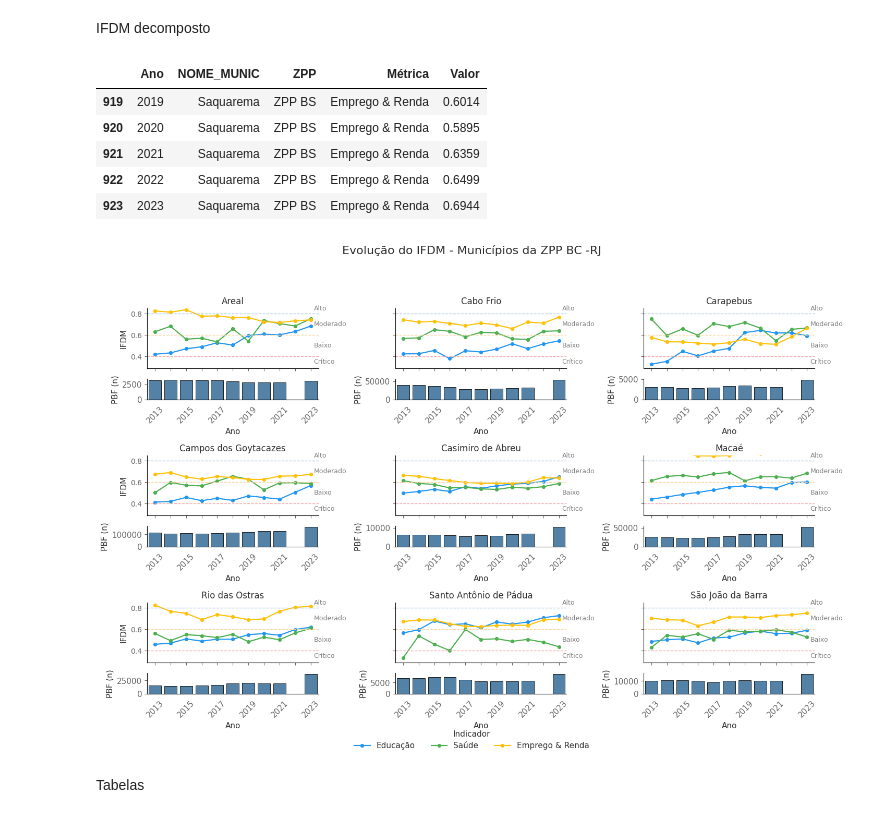
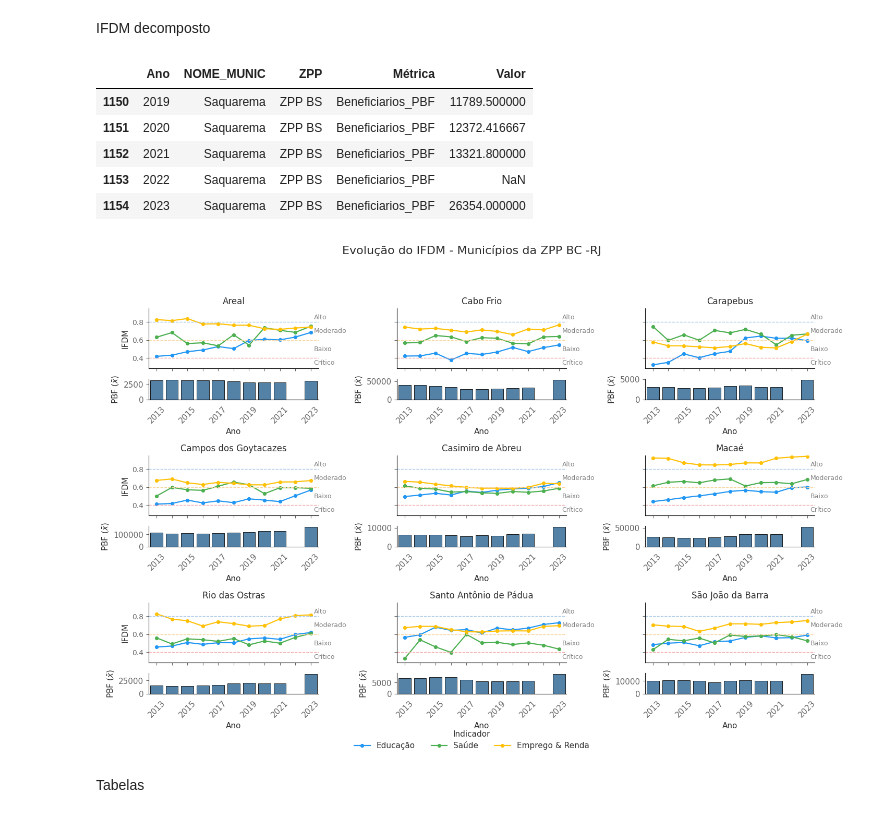
Before and after one commit to silva-fabiofreitas/EDA, a Jupyter notebook: educacao/data_analysis.ipynb, the cells around one changed output. Saved outputs shown, nothing was run; the diff lists cells and outputs as text; code cells hidden in the pictures.

```diff
--- a/educacao/data_analysis.ipynb
+++ b/educacao/data_analysis.ipynb
@@ -133,7 +133,7 @@ def plot_margin(title, ax, color='#1F4E79'):
     ax_sub.set_xticks(distinc_year)
     ax_sub.set_xticklabels(labels_show)
     ax_sub.set_xlabel("Ano")
-    ax_sub.set_ylabel("PBF (n)")
+    ax_sub.set_ylabel(r"PBF ($\bar{x}$)")
 
     ax_sub.tick_params(axis='x', rotation=45, bottom=False )
     ax_sub.tick_params(axis="y")
@@ -228,7 +228,7 @@ IFDM decomposto
 # %%
 df_long = df_petro.melt(
     id_vars=['Ano', 'NOME_MUNIC', 'ZPP'],
-    value_vars=['IFDM', 'IFDM_Educacao', 'IFDM_Saude', 'IFDM_Renda'], # Suas colunas para o eixo Y
+    value_vars=['IFDM', 'IFDM_Educacao', 'IFDM_Saude', 'IFDM_Renda', 'Beneficiarios_PBF'], # Suas colunas para o eixo Y
     var_name='Métrica', # Nome da nova coluna que indica qual métrica é (IFDM, Outra_Métrica)
     value_name='Valor' # Nome da nova coluna que contém os valores
 )
@@ -238,11 +238,11 @@ df_long.Métrica = df_long.Métrica.replace({'IFDM_Educacao':'Educação', 'IFDM
 df_long.tail()
 # %% [output]
 |  | Ano | NOME_MUNIC | ZPP | Métrica | Valor |
-| 919 | 2019 | Saquarema | ZPP BS | Emprego & Renda | 0.6014 |
-| 920 | 2020 | Saquarema | ZPP BS | Emprego & Renda | 0.5895 |
-| 921 | 2021 | Saquarema | ZPP BS | Emprego & Renda | 0.6359 |
-| 922 | 2022 | Saquarema | ZPP BS | Emprego & Renda | 0.6499 |
-| 923 | 2023 | Saquarema | ZPP BS | Emprego & Renda | 0.6944 |
+| 1150 | 2019 | Saquarema | ZPP BS | Beneficiarios_PBF | 11789.500000 |
+| 1151 | 2020 | Saquarema | ZPP BS | Beneficiarios_PBF | 12372.416667 |
+| 1152 | 2021 | Saquarema | ZPP BS | Beneficiarios_PBF | 13321.800000 |
+| 1153 | 2022 | Saquarema | ZPP BS | Beneficiarios_PBF | NaN |
+| 1154 | 2023 | Saquarema | ZPP BS | Beneficiarios_PBF | 26354.000000 |
 # %%
 color_chart = 'steelblue'  # Azul elegante
 
@@ -261,7 +261,7 @@ custom_palette = {
 
 # Criação do gráfico
 g = sns.catplot(
-    data=df_long.query("ZPP == 'ZPP BC' & Métrica != 'IFDM'"),
+    data=df_long.query("ZPP == 'ZPP BC' & Métrica not in ['IFDM', 'Beneficiarios_PBF']"),
     x='Ano',
     y='Valor',
     col='NOME_MUNIC',
@@ -297,35 +297,35 @@ g.figure.legend(
     loc='lower center',
     bbox_to_anchor=(0.5, -0.04),  # ⬅ centraliza abaixo
     ncol=3,             # ⬅ uma linha com todos os itens
     frameon=False
 )
 
 # Ajuste dos rótulos do eixo x
 for ax in g.axes.flatten():
     title=ax.get_title().split(' = ')[-1]
     ax.set_title(title)
     ax.set_xlabel('')
     ax.set_ylabel('IFDM')
-    ax.set_ylim(df_petro['IFDM'].min() - 0.2, 0.85)
+    ax.set_ylim(df_petro['IFDM'].min() - 0.2, 0.95)
     # Rótulos do eixo X do subplot principal
     ax.tick_params(axis="x", labelbottom=False)
     ax.tick_params(axis="y", labelsize=10)
 
     # Adicionar Faixas
     add_ifdm_bands(ax, colors)
     # Adicionar subplot adicional com PBF
     plot_margin(title, ax, color_chart)
 
 # Remove bordas superiores e direitas
 sns.despine()
 
 # Ajuste de layout
 plt.tight_layout()
 plt.show()
 
 g.savefig('ifdm_decomposto.svg', dpi=300, bbox_inches='tight')
 # %% [output]
-[figure, old version]
+[figure, new version]
 # %% [markdown]
 Tabelas
 # %%
```
Also changed, not shown: parts of 1 cell of this notebook.
